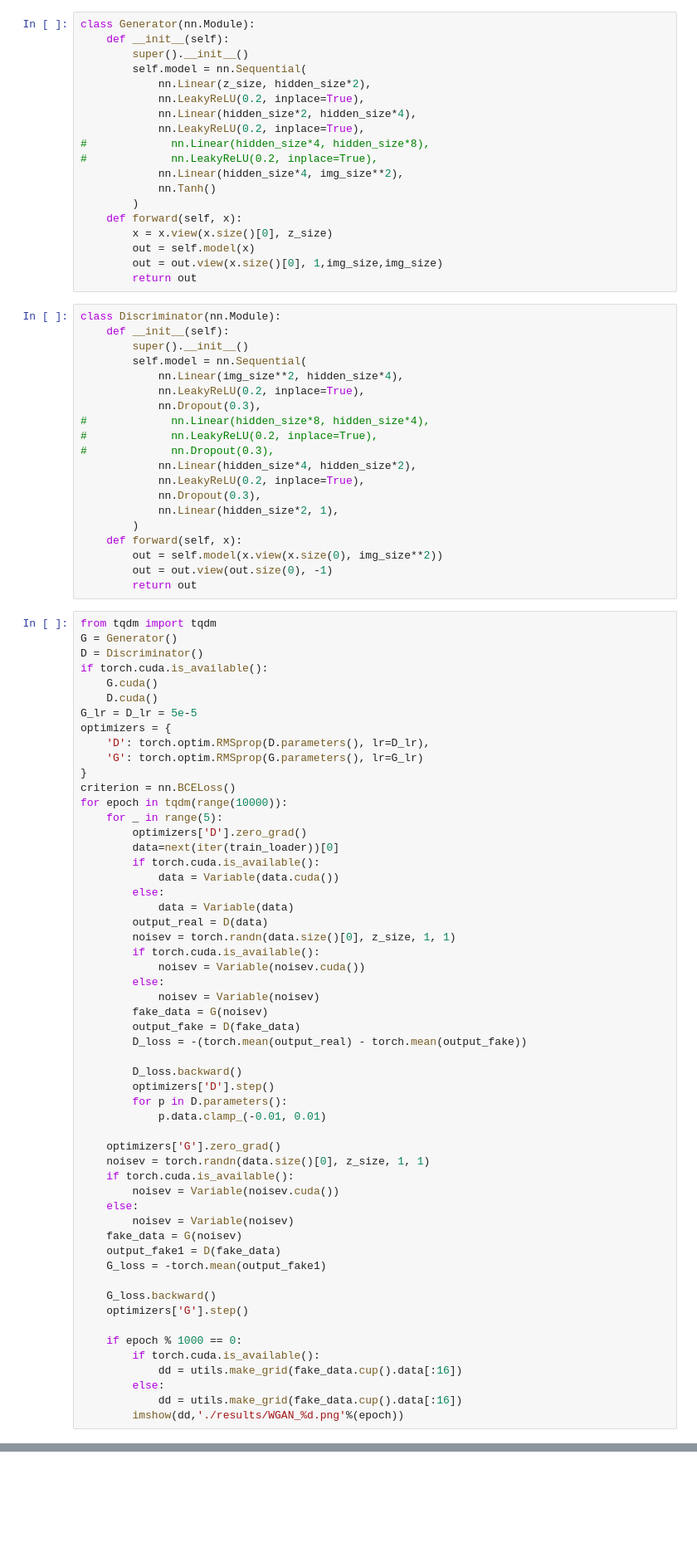
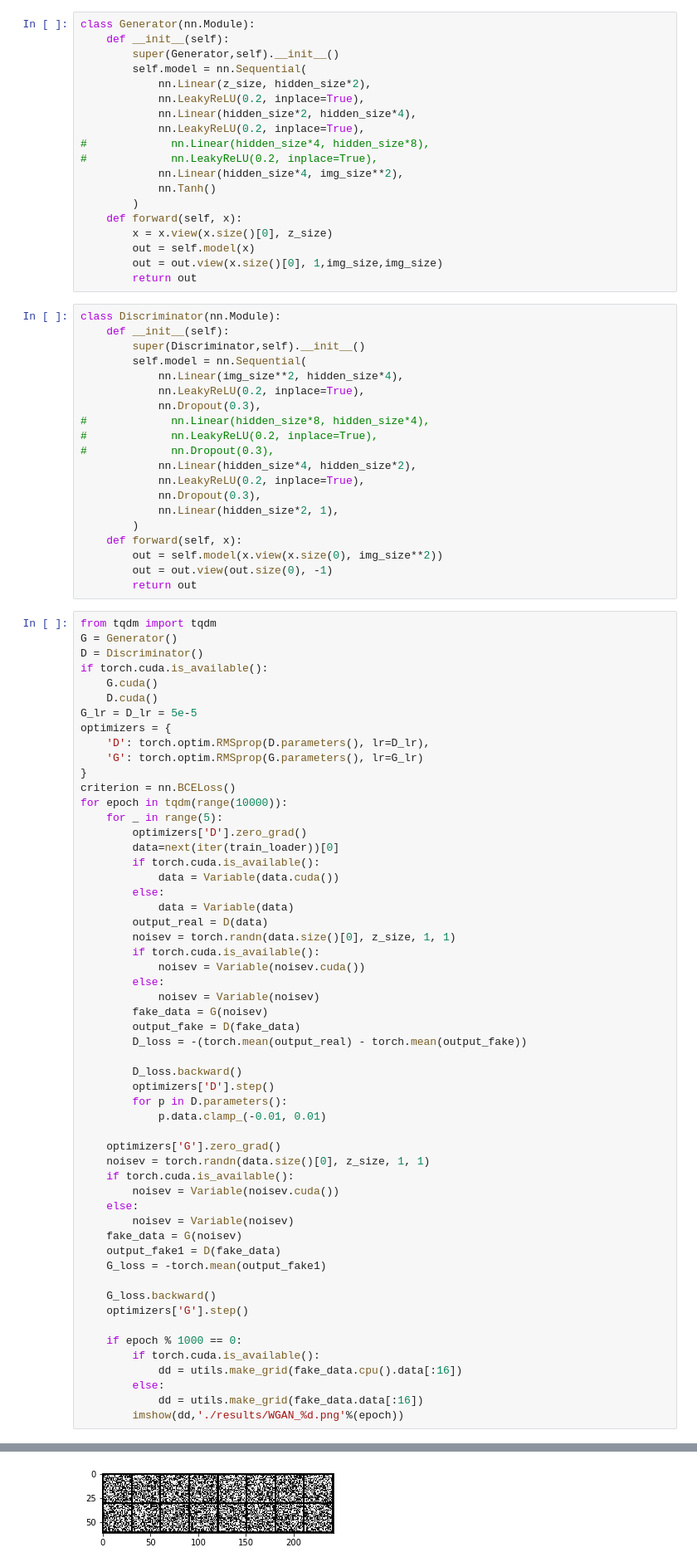
Before and after one commit to Adoni/GANs, a Jupyter notebook: WGAN.ipynb, the cells around one changed output, grey strips where cells are left out. Shown: that part at 83% size. Cells and saved outputs as stored; diff of their text form; blank space fills up the shorter version.

```diff
--- a/WGAN.ipynb
+++ b/WGAN.ipynb
@@ -42,7 +42,7 @@ img_size=28
 # %%
 class Generator(nn.Module):
     def __init__(self):
-        super().__init__()
+        super(Generator,self).__init__()
         self.model = nn.Sequential(
             nn.Linear(z_size, hidden_size*2),
             nn.LeakyReLU(0.2, inplace=True),
@@ -61,7 +61,7 @@ class Generator(nn.Module):
 # %%
 class Discriminator(nn.Module):
     def __init__(self):
-        super().__init__()
+        super(Discriminator,self).__init__()
         self.model = nn.Sequential(
             nn.Linear(img_size**2, hidden_size*4),
             nn.LeakyReLU(0.2, inplace=True),
@@ -129,8 +129,8 @@ for epoch in tqdm(range(10000)):
 
     if epoch % 1000 == 0:
         if torch.cuda.is_available():
-            dd = utils.make_grid(fake_data.cup().data[:16])
+            dd = utils.make_grid(fake_data.cpu().data[:16])
         else:
-            dd = utils.make_grid(fake_data.cup().data[:16])
+            dd = utils.make_grid(fake_data.data[:16])
         imshow(dd,'./results/WGAN_%d.png'%(epoch))
 # %% [output]
@@ -137,0 +146 @@ AttributeError: 'Variable' object has no attribute 'cup'
+[figure, added]
```
Also changed, not shown: parts of 1 cell of this notebook, 2 other files.
